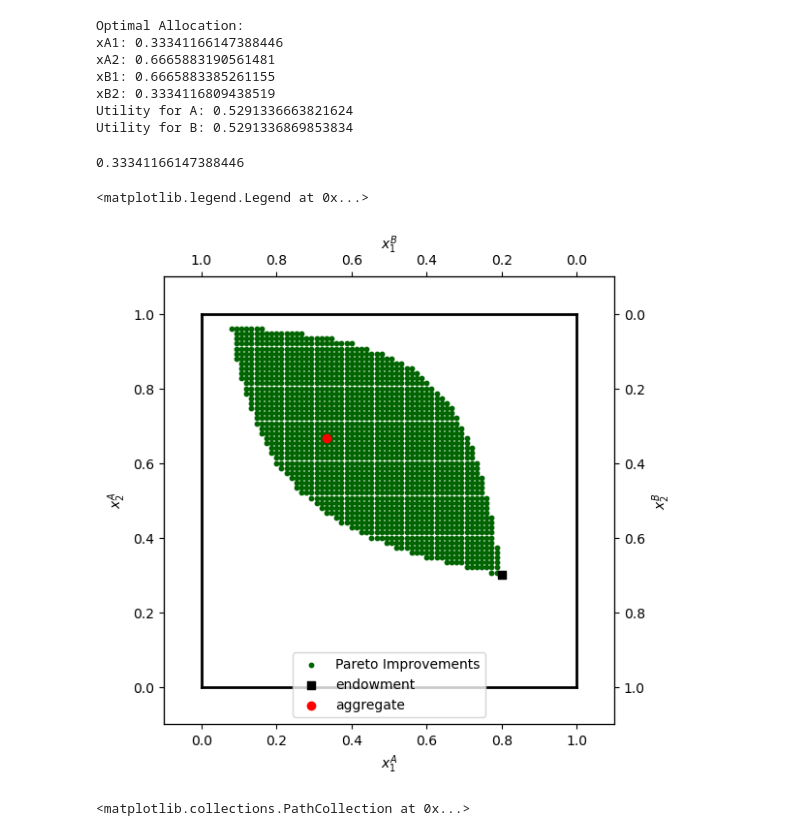
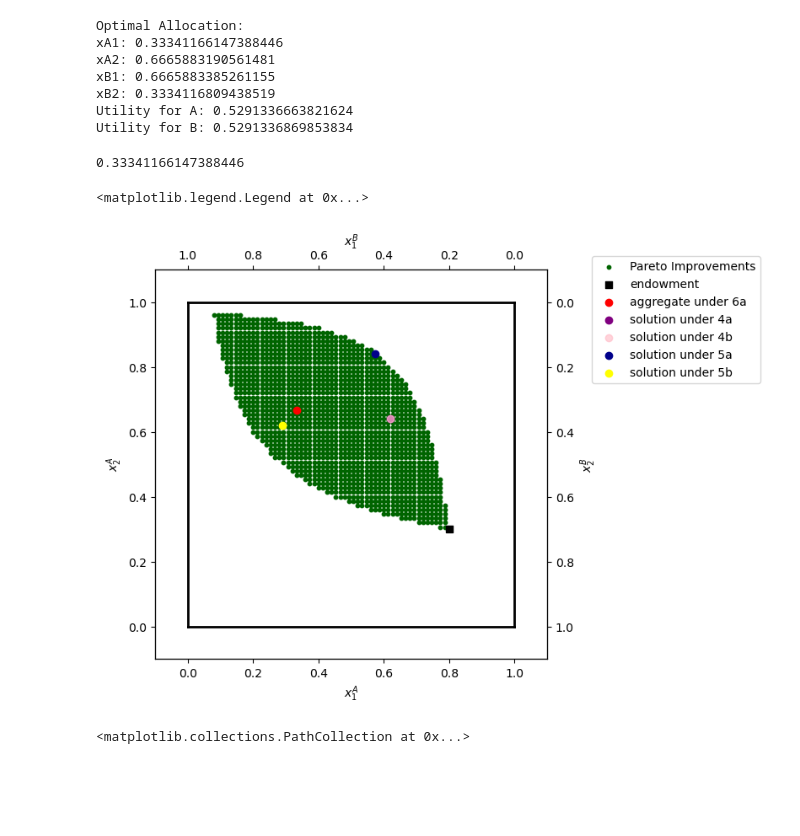
Before and after one commit to NumEconCopenhagen/projects-2024-darja-eloise-christian, a Jupyter notebook: inauguralproject/darja_work.ipynb, the cells around one changed output. Drawn from its saved outputs; the diff is of its cells as text; code cells hidden in the pictures; blank space fills up the shorter version.

```diff
--- a/inauguralproject/darja_work.ipynb
+++ b/inauguralproject/darja_work.ipynb
@@ -389,8 +384,10 @@ method='SLSQP',constraints= constraints)
 
 p_optimum = sol_case2.x
 print(p_optimum) ## optimal price
-print(model.demand_A(p_optimum)) ## can this really be?
-print(model.demand_B(p_optimum))
+#print(model.demand_A(p_optimum)) ## can this really be?
+print(1-model.demand_B(p_optimum)[0], 1-model.demand_B(p_optimum)[1])
+x1_sol_4b = 1-model.demand_B(p_optimum)[0]
+x2_sol_4b = 1-model.demand_B(p_optimum)[1]
 print(model.negative_utility_A(p_optimum))
 # %% [output]
 [1.89678021]
@@ -460,11 +456,11 @@ sol_case2 = optimize.minimize(
     model.negative_utility_A_5b, initial_guess,
     method='SLSQP', bounds=bounds, constraints=constraints)
 
-x1_optimal = sol_case2.x[0]
-x2_optimal = sol_case2.x[1]
+x1_optimal_5b = sol_case2.x[0]
+x2_optimal_5b = sol_case2.x[1]
 print(sol_case2.x[0]) ## optimal amount for person A of good 1
 print(sol_case2.x[1]) ## optimal amount for person A of good 2
-print(model.utility_A(x1_optimal, x2_optimal))
+print(model.utility_A(x1_optimal_5b, x2_optimal_5b))
 # %% [output]
 0.2894589077763789
 0.6197031391672588
@@ -558,38 +554,44 @@ ax_A.set_xlabel("$x_1^A$")
 ax_A.set_ylabel("$x_2^A$")
 
 temp = ax_A.twinx()
 temp.set_ylabel("$x_2^B$")
 ax_B = temp.twiny()
 ax_B.set_xlabel("$x_1^B$")
 ax_B.invert_xaxis()
 ax_B.invert_yaxis()
 
 # limits
 ax_A.plot([0,w1bar],[0,0],lw=2,color='black')
 ax_A.plot([0,w1bar],[w2bar,w2bar],lw=2,color='black')
 ax_A.plot([0,0],[0,w2bar],lw=2,color='black')
 ax_A.plot([w1bar,w1bar],[0,w2bar],lw=2,color='black')
 
 ax_A.set_xlim([-0.1, w1bar + 0.1])
 ax_A.set_ylim([-0.1, w2bar + 0.1])
 ax_B.set_xlim([w1bar + 0.1, -0.1])
 ax_B.set_ylim([w2bar + 0.1, -0.1])
 
 #Plotting Pareto improvements and initial endowment
 pareto_improvements = np.array(pareto_improvements)
 ax_A.scatter(pareto_improvements[:, 0], pareto_improvements[:, 1], color='darkgreen', label='Pareto Improvements', s=10)
 ax_A.scatter(par.w1A,par.w2A,marker='s',color='black',label='endowment')
 ## plotting 6b
-ax_A.scatter(xA1_optimal, xA2_optimal,marker='o',color='red',label='aggregate')
+ax_A.scatter(xA1_optimal, xA2_optimal,marker='o',color='red',label='aggregate under 6a')
 ## plotting 4a
+ax_A.scatter(x1_0, x2_0, marker = 'o', color = "purple", label = "solution under 4a")
+## plotting 4b
+ax_A.scatter(x1_sol_4b, x2_sol_4b, marker = 'o', color = "pink", alpha = 0.7, label = "solution under 4b")
+## plotting 5a
+ax_A.scatter(x_start[0], x_start[1], marker = 'o', color = "darkblue", label = "solution under 5a")
+## plotting 5b
+ax_A.scatter(x1_optimal_5b, x2_optimal_5b, marker = 'o', color = "yellow", label = "solution under 5b")
 
-
-## add legend with pareto improvments and initial endowments
-ax_A.legend()
+## add legend with pareto improvments, initial endowments and all solutions of the previous tasks
+ax_A.legend(bbox_to_anchor=(1.1, 1.05)) ## adding bbox_to_anchor to shift the plot a bit out of the plot!
 # %% [output]
 0.33341166147388446
 <matplotlib.legend.Legend at 0x...>
-[figure, old version]
+[figure, new version]
 # %%
 ## more for task 7 + 8
 
```
Also changed, not shown: parts of 3 cells of this notebook.
